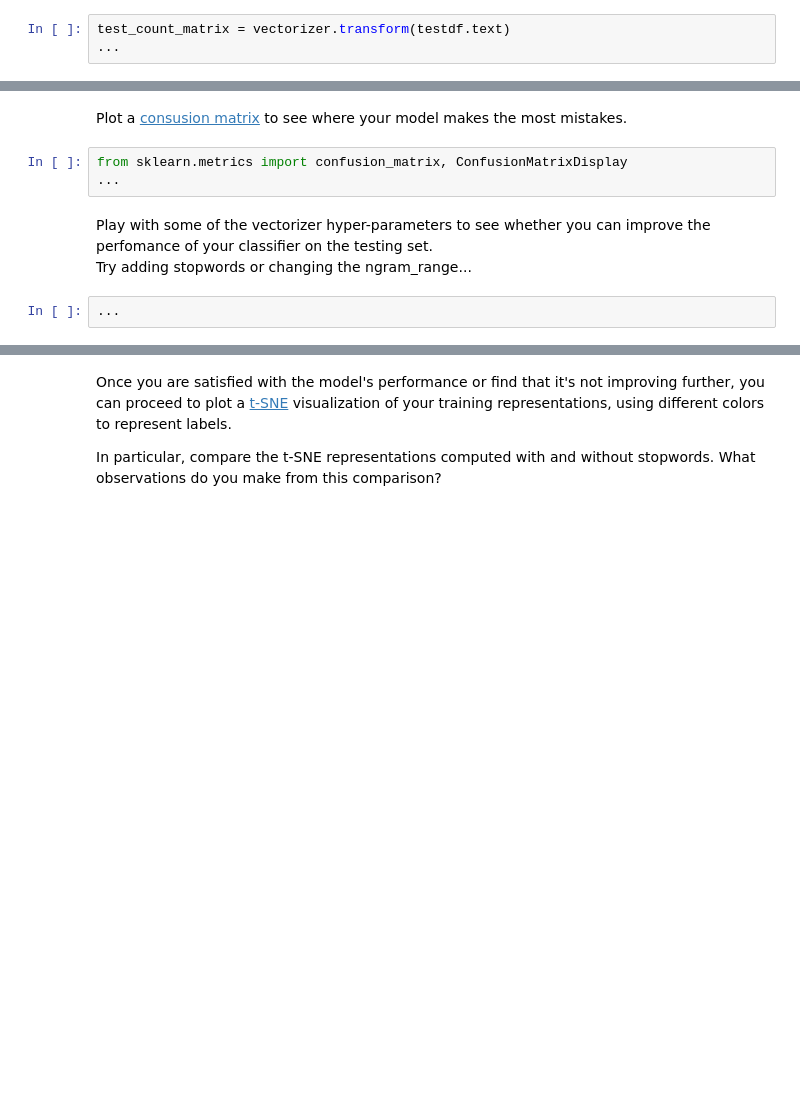
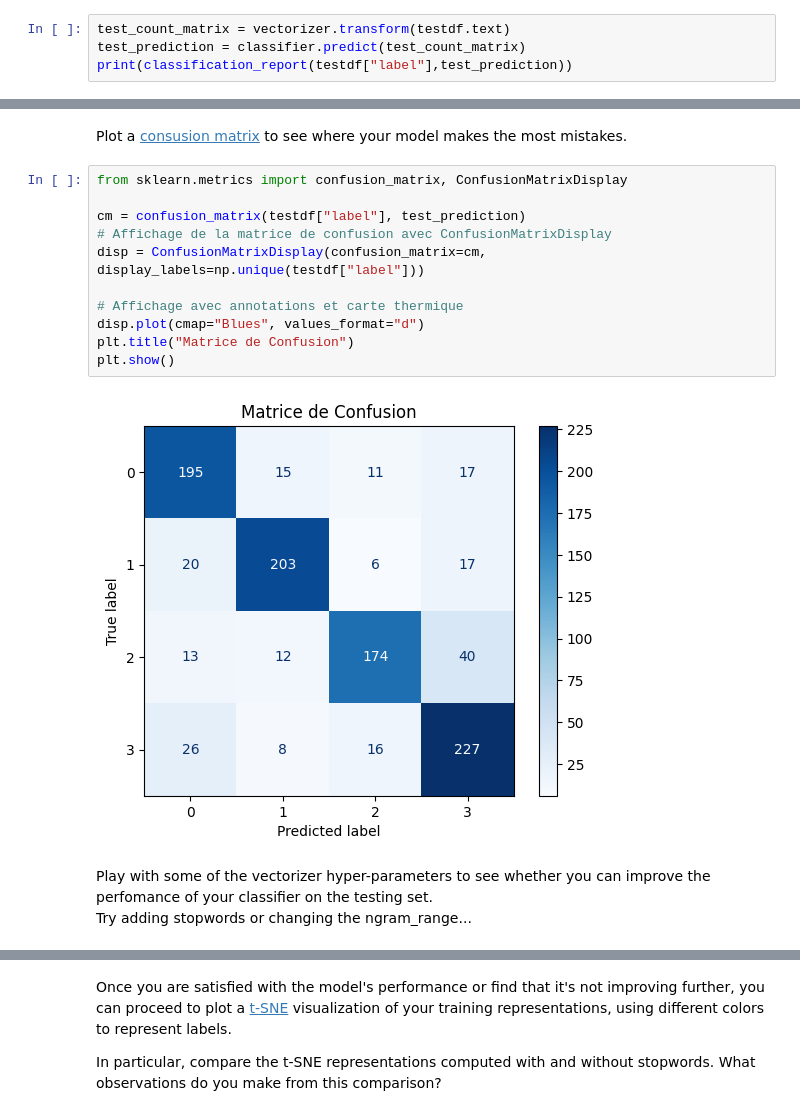
Before and after one commit to MaxMosh/AIF, a Jupyter notebook: nlp/AIF_nlp.ipynb, the cells around one changed output, grey strips where cells are left out. Cells and saved outputs as stored; diff of their text form; blank space fills up the shorter version.

```diff
--- a/nlp/AIF_nlp.ipynb
+++ b/nlp/AIF_nlp.ipynb
@@ -161,4 +175,5 @@
 Your model is probably overfitting a lot.
 # %%
 test_count_matrix = vectorizer.transform(testdf.text)
-...
+test_prediction = classifier.predict(test_count_matrix)
+print(classification_report(testdf["label"],test_prediction))
@@ -165,11 +191,19 @@ test_count_matrix = vectorizer.transform(testdf.text)
 # %% [markdown]
 
 Plot a [consusion matrix](https://scikit-learn.org/stable/modules/generated/sklearn.metrics.ConfusionMatrixDisplay.html) to see where your model makes the most mistakes.
-# %%
-from sklearn.metrics import confusion_matrix, ConfusionMatrixDisplay
-...
+# %%
+from sklearn.metrics import confusion_matrix, ConfusionMatrixDisplay
+
+cm = confusion_matrix(testdf["label"], test_prediction)
+# Affichage de la matrice de confusion avec ConfusionMatrixDisplay
+disp = ConfusionMatrixDisplay(confusion_matrix=cm, display_labels=np.unique(testdf["label"]))
+
+# Affichage avec annotations et carte thermique
+disp.plot(cmap="Blues", values_format="d")
+plt.title("Matrice de Confusion")
+plt.show()
+# %% [output]
+[figure, added]
 # %% [markdown]
 Play with some of the vectorizer hyper-parameters to see whether you can improve the perfomance of your classifier on the testing set.
 Try adding stopwords or changing the ngram_range...
-# %%
-...
```
Also changed, not shown: parts of 16 cells of this notebook.
